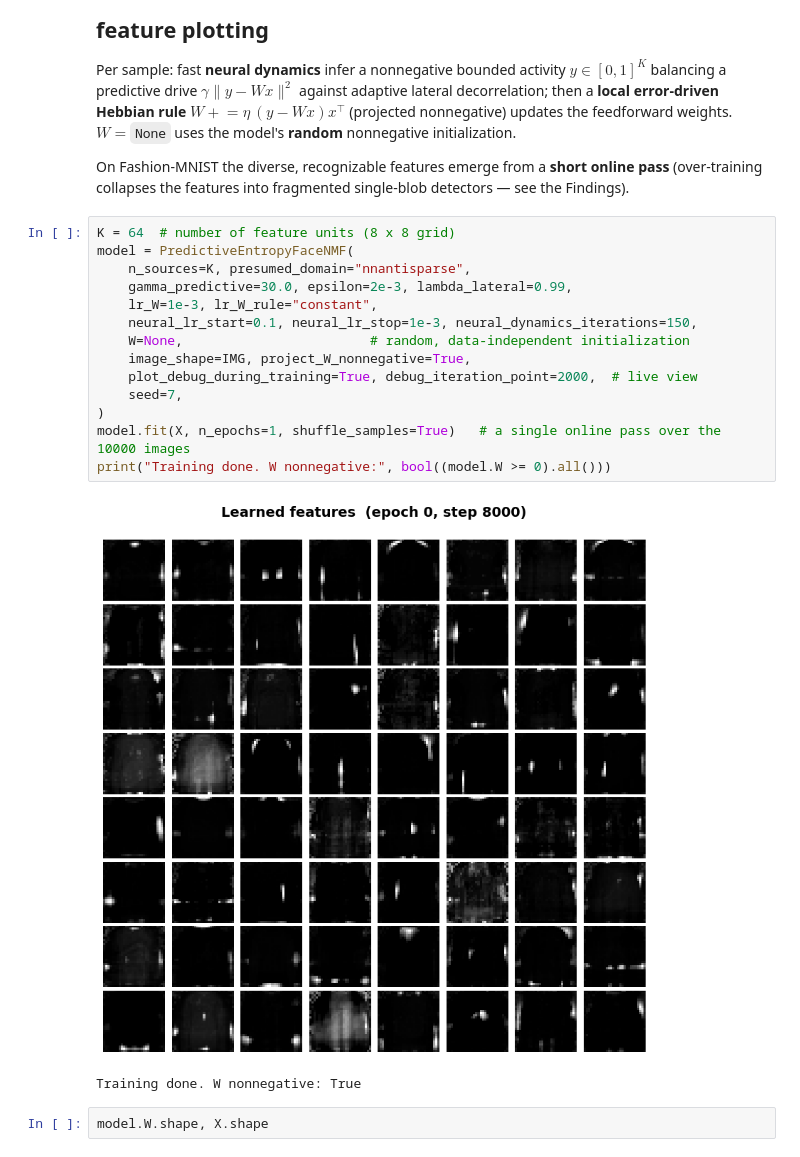
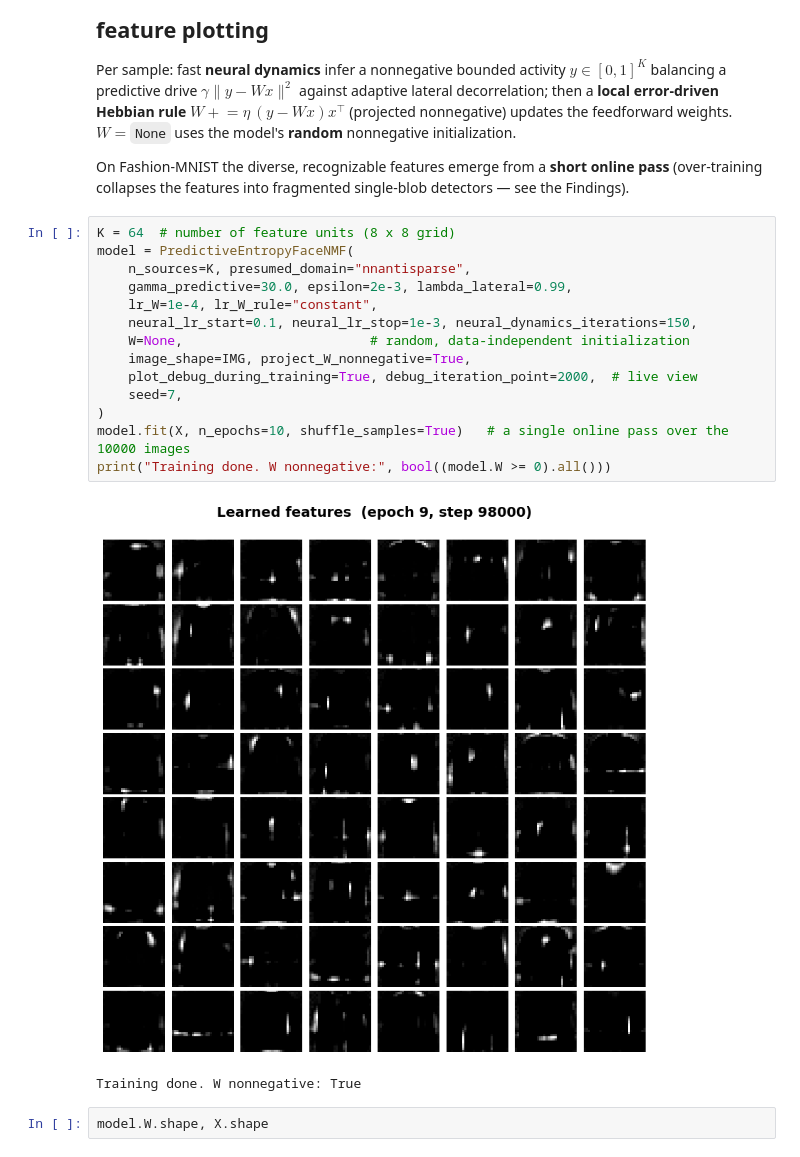
Before and after one commit to BariscanBozkurt/Predictive-Entropy-Maximization, a Jupyter notebook: Simulations/PredictiveBSS/PEM_FashionMNIST_Feature_Learning.ipynb, the cells around one changed output. Saved outputs shown, nothing was run; the diff lists cells and outputs as text.

```diff
--- a/Simulations/PredictiveBSS/PEM_FashionMNIST_Feature_Learning.ipynb
+++ b/Simulations/PredictiveBSS/PEM_FashionMNIST_Feature_Learning.ipynb
@@ -61,19 +61,19 @@ collapses the features into fragmented single-blob detectors — see the Finding
 # %%
 K = 64  # number of feature units (8 x 8 grid)
 model = PredictiveEntropyFaceNMF(
     n_sources=K, presumed_domain="nnantisparse",
     gamma_predictive=30.0, epsilon=2e-3, lambda_lateral=0.99,
-    lr_W=1e-3, lr_W_rule="constant",
+    lr_W=1e-4, lr_W_rule="constant",
     neural_lr_start=0.1, neural_lr_stop=1e-3, neural_dynamics_iterations=150,
     W=None,                        # random, data-independent initialization
     image_shape=IMG, project_W_nonnegative=True,
     plot_debug_during_training=True, debug_iteration_point=2000,  # live view
     seed=7,
 )
-model.fit(X, n_epochs=1, shuffle_samples=True)   # a single online pass over the 10000 images
+model.fit(X, n_epochs=10, shuffle_samples=True)   # a single online pass over the 10000 images
 print("Training done. W nonnegative:", bool((model.W >= 0).all()))
 # %% [output]
-[figure, old version]
+[figure, new version]
 Training done. W nonnegative: True
 # %%
 model.W.shape, X.shape
```
Also changed, not shown: parts of 5 cells of this notebook, 1 other file.
